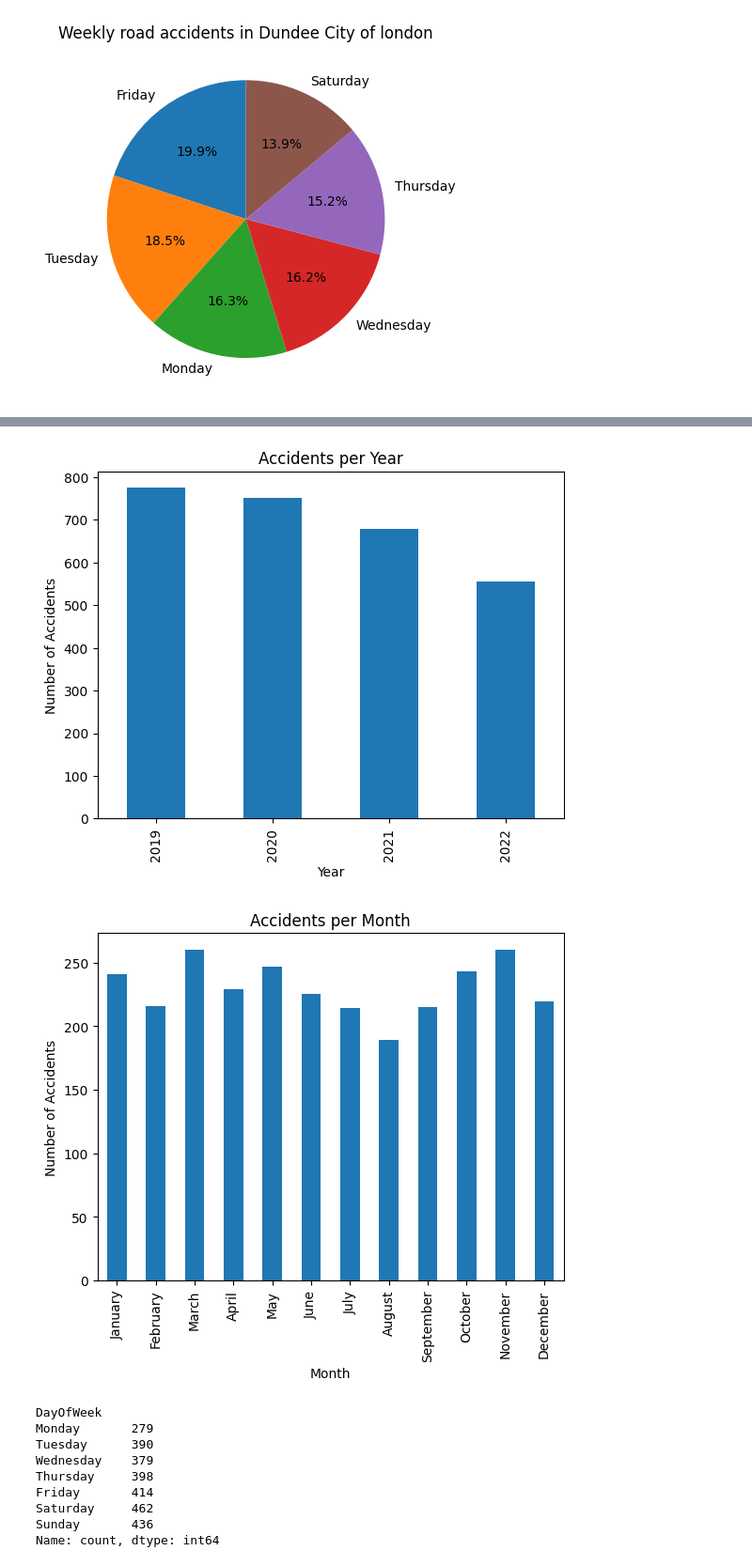
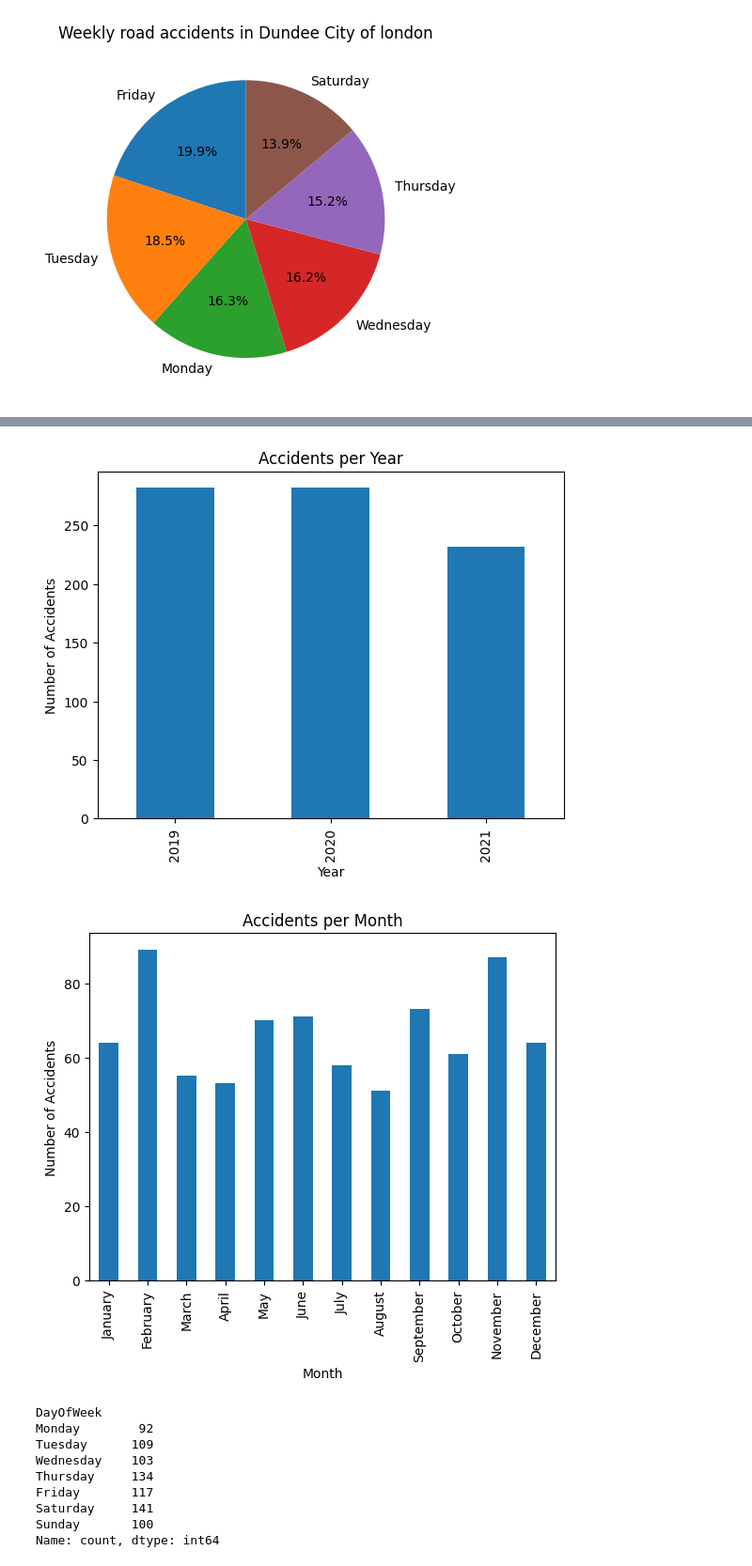
Before and after one commit to Johnjsp/act2_20insights, a Jupyter notebook: 20_insights_ukacci-checkpoint.ipynb, the cells around one changed output, grey strips where cells are left out. Shown at 94% size. Saved outputs shown, nothing was run; the diff lists cells and outputs as text; code cells hidden in the pictures.

```diff
--- a/20_insights_ukacci-checkpoint.ipynb
+++ b/20_insights_ukacci-checkpoint.ipynb
@@ -9,7 +9,7 @@ import matplotlib.pyplot as plt
 # %% [markdown]
 <h2>Converting data set to data frame</h2>
 # %%
-acci = pd.read_csv("C:\\Users\\Administrator\\Desktop\\uk_road_accident.csv")
+acci = pd.read_csv("C:\\Users\\coedy\\Downloads\\uk_road_accident.csv")
 # %%
 acci
 # %% [output]
@@ -1432,5 +1360,5 @@ plt.show()
 # %%
-Dudley_df = acci[acci['District Area'] == 'Dudley']
+Angus_df = acci[acci['District Area'] == 'Angus']
 # %%
 import folium
 from folium.plugins import HeatMap
@@ -1452,9 +1380,9 @@ m
 # %% [output]
 [interactive output not drawn]
 # %%
-accidents_per_year = Dudley_df['Year'].value_counts().sort_index()
-accidents_per_month = Dudley_df['Month'].value_counts().sort_index()
-accidents_per_day = Dudley_df['DayOfWeek'].value_counts().sort_index()
+accidents_per_year = Angus_df['Year'].value_counts().sort_index()
+accidents_per_month = Angus_df['Month'].value_counts().sort_index()
+accidents_per_day = Angus_df['DayOfWeek'].value_counts().sort_index()
 
 accidents_per_year.plot(kind='bar')
 plt.title('Accidents per Year')
@@ -1464,41 +1392,41 @@ plt.show()
 
 month_names = {
     1: 'January', 2: 'February', 3: 'March', 4: 'April',
     5: 'May', 6: 'June', 7: 'July', 8: 'August',
     9: 'September', 10: 'October', 11: 'November', 12: 'December'
 }
 
 accidents_per_month.index = accidents_per_month.index.map(month_names)
 
 
 accidents_per_month.plot(kind='bar')
 plt.title('Accidents per Month')
 plt.xlabel('Month')
 plt.ylabel('Number of Accidents')
 plt.show()
 
 day_names = {
     0: 'Monday',
     1: 'Tuesday',
     2: 'Wednesday',
     3: 'Thursday',
     4: 'Friday',
     5: 'Saturday',
     6: 'Sunday'
 }
 
 accidents_per_day.index = accidents_per_day.index.map(day_names)
 accidents_per_day.plot(kind='bar')
 print(accidents_per_day)
 # %% [output]
-[figure, old version]
+[figure, new version]
-[figure, old version]
+[figure, new version]
 DayOfWeek
-Monday       279
-Tuesday      390
-Wednesday    379
-Thursday     398
-Friday       414
-Saturday     462
-Sunday       436
+Monday        92
+Tuesday      109
+Wednesday    103
+Thursday     134
+Friday       117
+Saturday     141
+Sunday       100
 Name: count, dtype: int64
```
Also changed, not shown: parts of 103 cells of this notebook.
